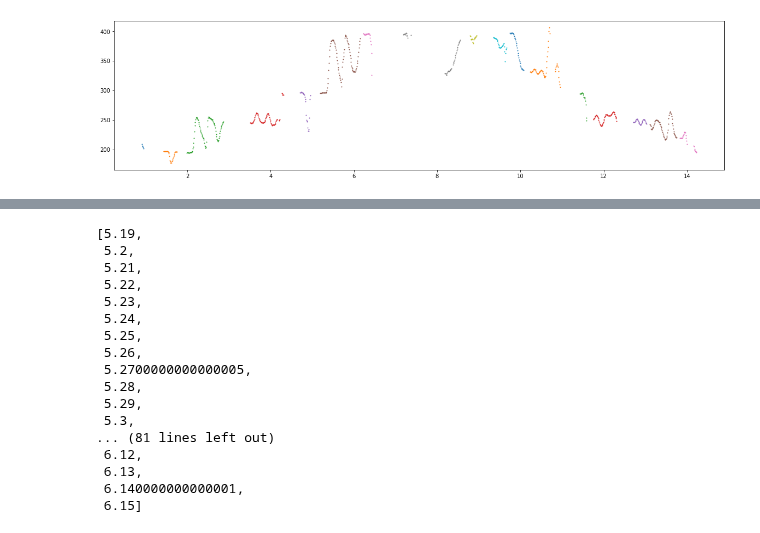
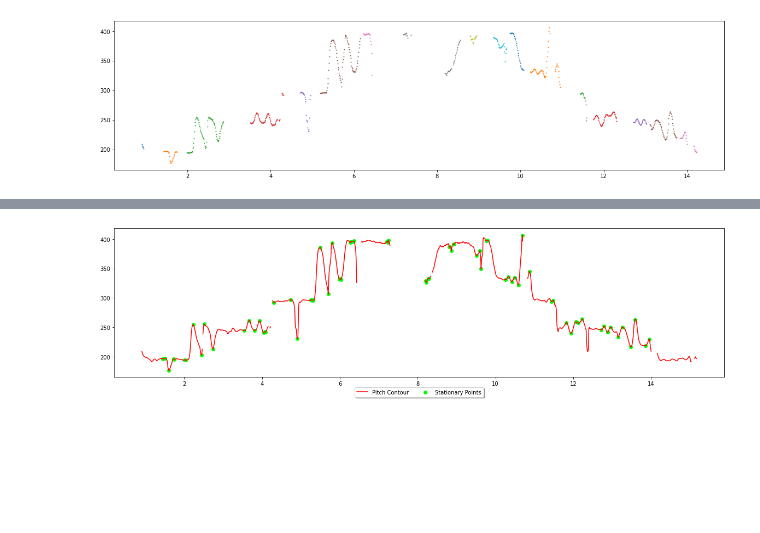
Before and after one commit to Kodhandarama/Audio_Analysis, a Jupyter notebook: pitch_contour.ipynb, the cells around one changed output, grey strips where cells are left out. Cells and saved outputs as stored; diff of their text form; code cells hidden in the pictures; blank space fills up the shorter version.

```diff
--- a/pitch_contour.ipynb
+++ b/pitch_contour.ipynb
@@ -273,21 +253,5 @@ plt.plot(avg[1:-2])
-# %%
-h[5]
-# %% [output]
-[5.19,
- 5.2,
- 5.21,
- 5.22,
- 5.23,
- 5.24,
- 5.25,
- 5.26,
- 5.2700000000000005,
- 5.28,
- 5.29,
- 5.3,
-... (81 lines left out)
- 6.12,
- 6.13,
- 6.140000000000001,
- 6.15]
+# %%
+shankarabarana.plot(stp  = True)
+# %% [output]
+[figure, added]
 # %%
```
Also changed, not shown: parts of 11 cells of this notebook.
